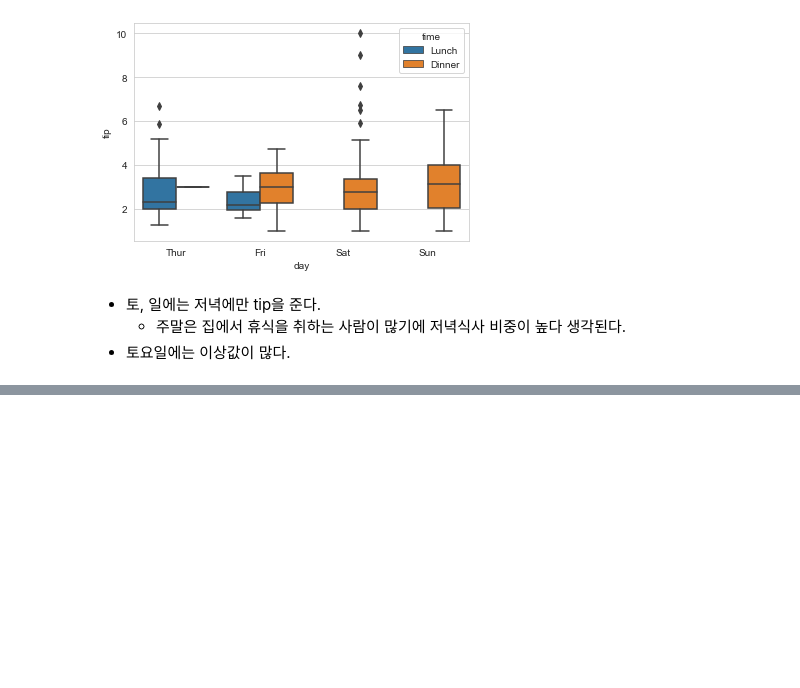
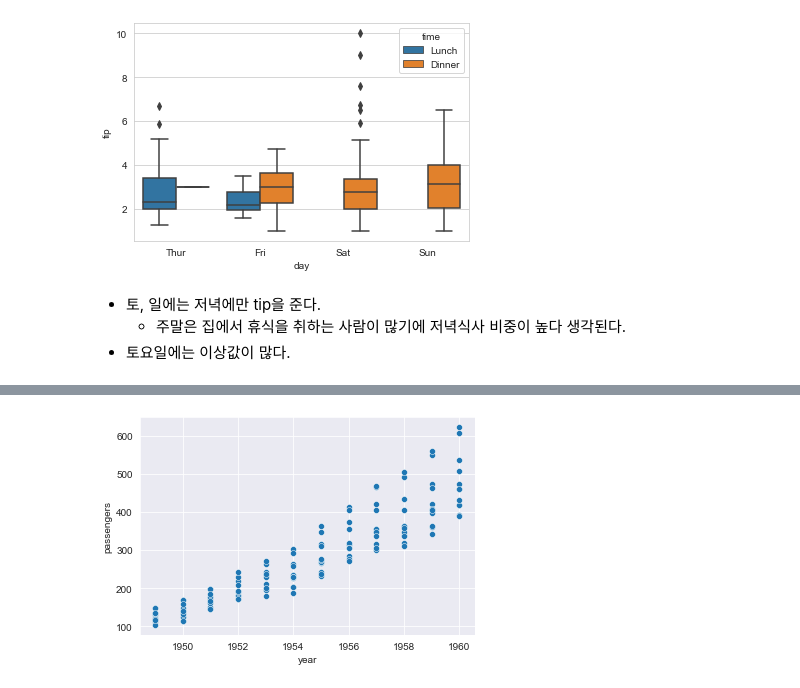
Before and after one commit to city1616/LikeLion_AI_SCHOOL_13th, a Jupyter notebook: 02. 웹과 Github 기본/06_python_library/01_seaborn/01_seaborn_basic.ipynb, the cells around one changed output, grey strips where cells are left out. Saved outputs shown, nothing was run; the diff lists cells and outputs as text; code cells hidden in the pictures; blank space fills up the shorter version.

```diff
--- a/02. 웹과 Github 기본/06_python_library/01_seaborn/01_seaborn_basic.ipynb
+++ b/02. 웹과 Github 기본/06_python_library/01_seaborn/01_seaborn_basic.ipynb
@@ -204,0 +233,5 @@ a
+# %%
+sns.scatterplot(x = "year", y = "passengers", data = fg)
+plt.show()
+# %% [output]
+[figure, added]
```
Also changed, not shown: parts of 15 cells of this notebook.
